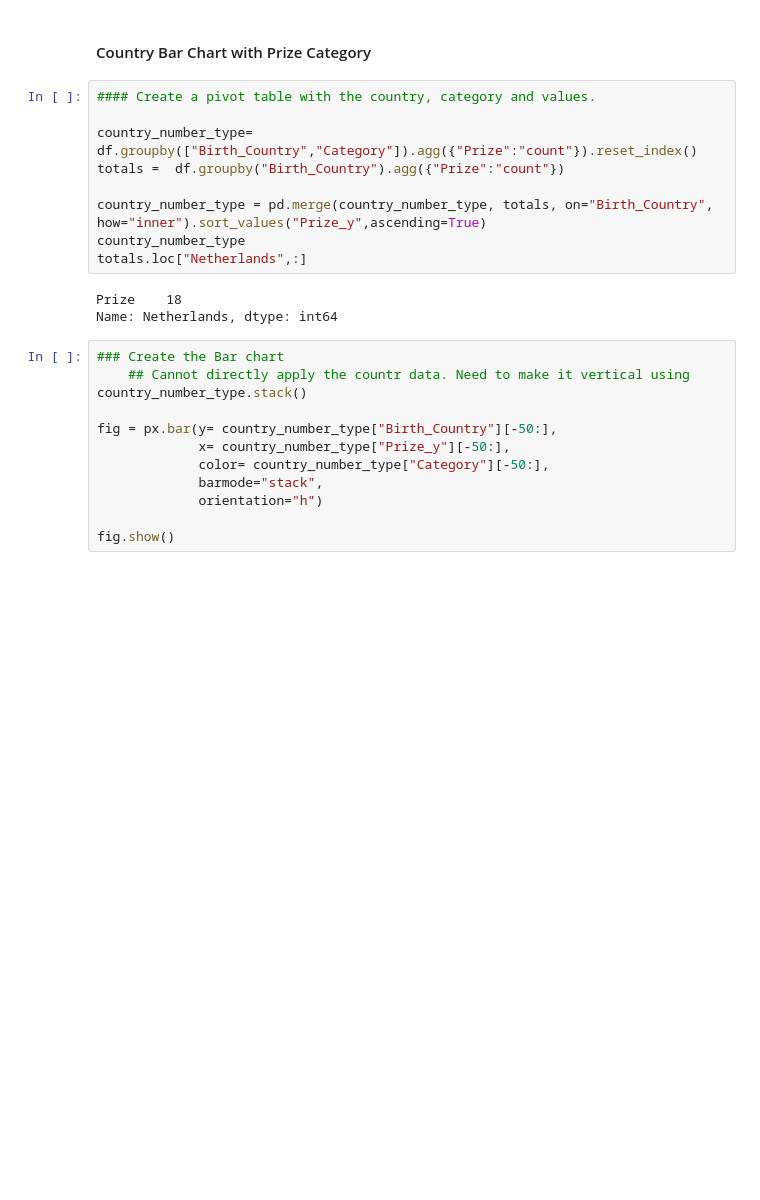
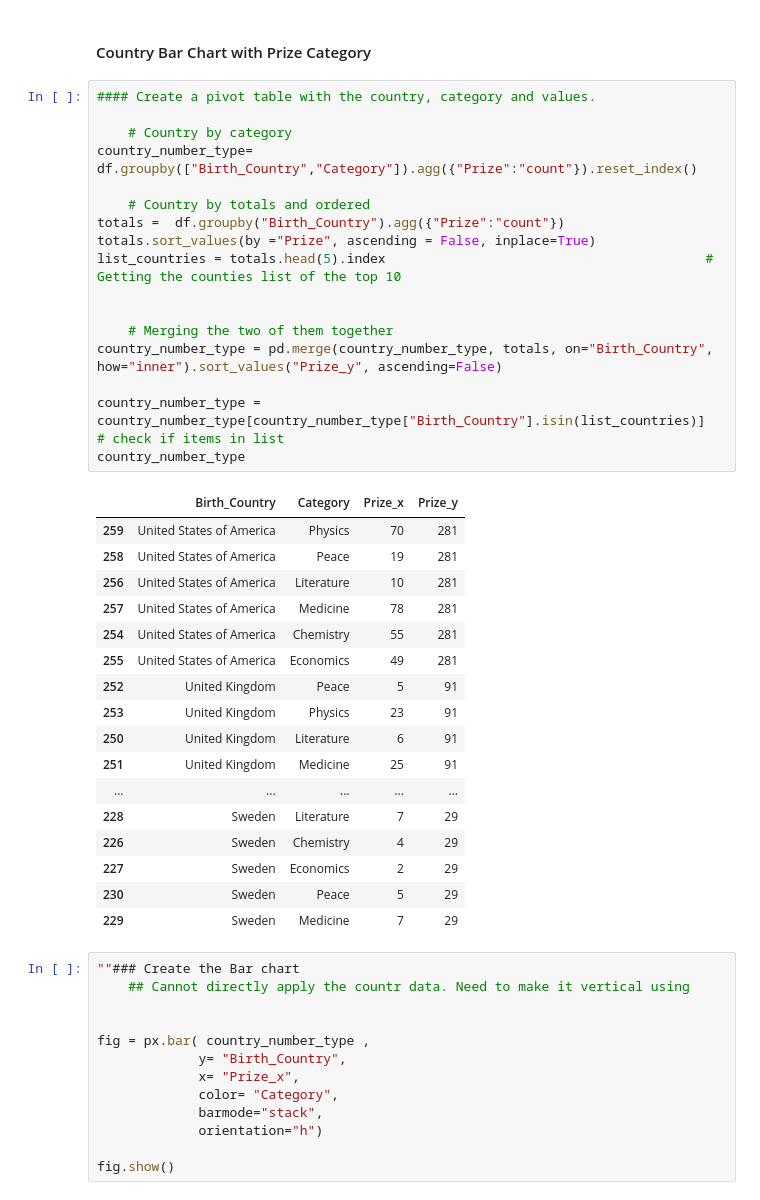
Before and after one commit to shane-221/Python_Basics, a Jupyter notebook: 09_Advanced-Data_Analysis(Pandas-Plotly-Seaborn)/79_Matplotlib_Pandas_Seaborn/main.ipynb, the cells around one changed output. Saved outputs shown, nothing was run; the diff lists cells and outputs as text; blank space fills up the shorter version.

```diff
--- a/09_Advanced-Data_Analysis(Pandas-Plotly-Seaborn)/79_Matplotlib_Pandas_Seaborn/main.ipynb
+++ b/09_Advanced-Data_Analysis(Pandas-Plotly-Seaborn)/79_Matplotlib_Pandas_Seaborn/main.ipynb
@@ -427,23 +431,47 @@ The library used by the *country names* `locationmode` option is changing in an
 # %%
 #### Create a pivot table with the country, category and values.
 
+    # Country by category
 country_number_type= df.groupby(["Birth_Country","Category"]).agg({"Prize":"count"}).reset_index()
+
+    # Country by totals and ordered
 totals =  df.groupby("Birth_Country").agg({"Prize":"count"})
+totals.sort_values(by ="Prize", ascending = False, inplace=True)
+list_countries = totals.head(5).index                                         # Getting the counties list of the top 10
 
-country_number_type = pd.merge(country_number_type, totals, on="Birth_Country", how="inner").sort_values("Prize_y",ascending=True)
+
+    # Merging the two of them together
+country_number_type = pd.merge(country_number_type, totals, on="Birth_Country", how="inner").sort_values("Prize_y", ascending=False)
+
+country_number_type = country_number_type[country_number_type["Birth_Country"].isin(list_countries)]                # check if items in list
 country_number_type
-totals.loc["Netherlands",:]
 # %% [output]
-Prize    18
-Name: Netherlands, dtype: int64
+|  | Birth_Country | Category | Prize_x | Prize_y |
+| 259 | United States of America | Physics | 70 | 281 |
+| 258 | United States of America | Peace | 19 | 281 |
+| 256 | United States of America | Literature | 10 | 281 |
+| 257 | United States of America | Medicine | 78 | 281 |
+| 254 | United States of America | Chemistry | 55 | 281 |
+| 255 | United States of America | Economics | 49 | 281 |
+| 252 | United Kingdom | Peace | 5 | 91 |
+| 253 | United Kingdom | Physics | 23 | 91 |
+| 250 | United Kingdom | Literature | 6 | 91 |
+| 251 | United Kingdom | Medicine | 25 | 91 |
+| ... | ... | ... | ... | ... |
+| 228 | Sweden | Literature | 7 | 29 |
+| 226 | Sweden | Chemistry | 4 | 29 |
+| 227 | Sweden | Economics | 2 | 29 |
+| 230 | Sweden | Peace | 5 | 29 |
+| 229 | Sweden | Medicine | 7 | 29 |
 # %%
-### Create the Bar chart
+""### Create the Bar chart
     ## Cannot directly apply the countr data. Need to make it vertical using
-country_number_type.stack()
 
-fig = px.bar(y= country_number_type["Birth_Country"][-50:],
-             x= country_number_type["Prize_y"][-50:],
-             color= country_number_type["Category"][-50:],
+
+fig = px.bar( country_number_type ,
+             y= "Birth_Country",
+             x= "Prize_x",
+             color= "Category",
              barmode="stack",
              orientation="h")
 
```
Also changed, not shown: parts of 8 cells of this notebook.
